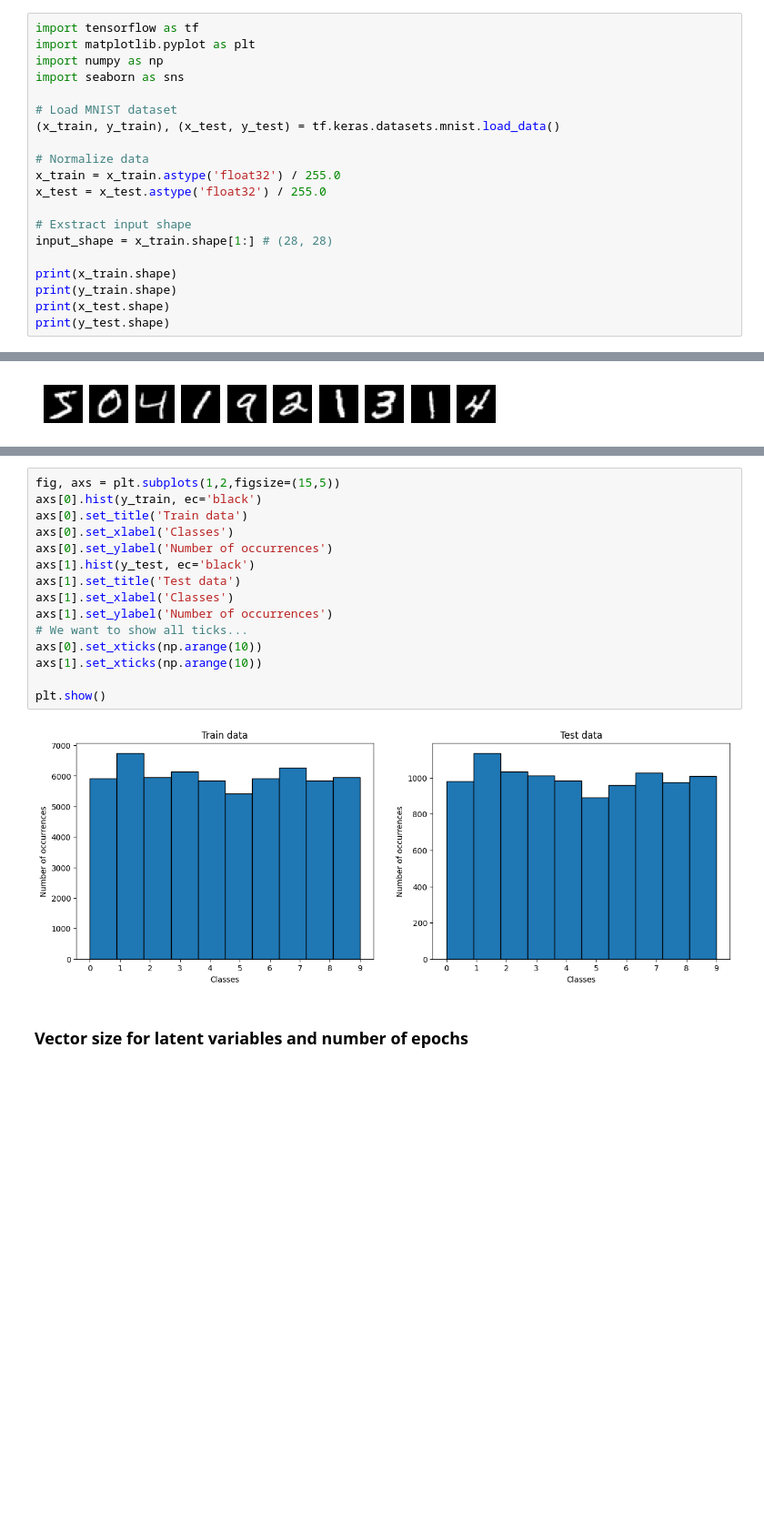
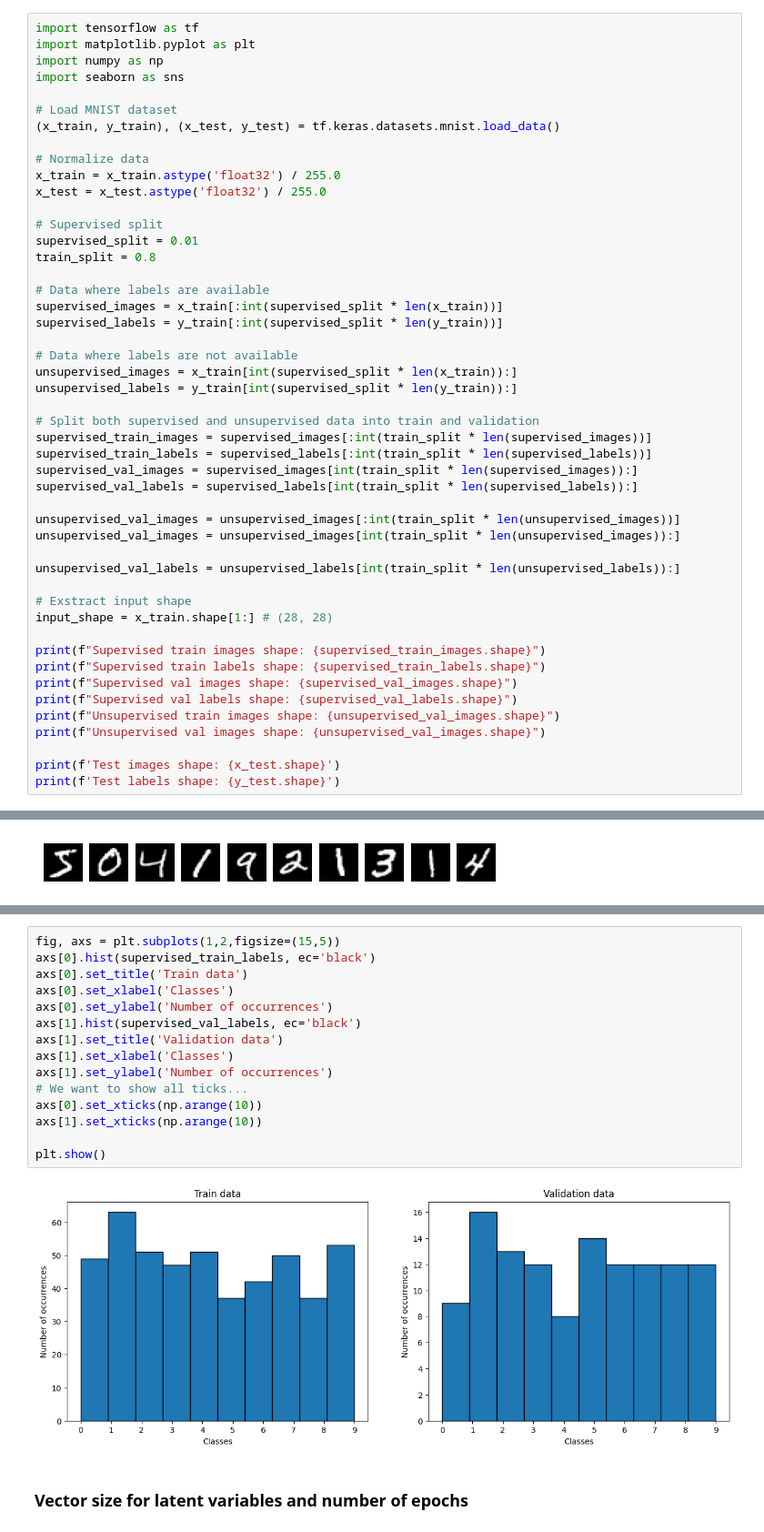
Before and after one commit to erikssommer/ssl-autoencoder-mnist, a Jupyter notebook: notebooks/autoencoder.ipynb, the cells around one changed output, grey strips where cells are left out. Shown at 91% size. Drawn from its saved outputs; the diff is of its cells as text; blank space fills up the shorter version.

Commit message:
Added validation set and early stopping. Unsupervised now beats supervised classifier

```diff
--- a/notebooks/autoencoder.ipynb
+++ b/notebooks/autoencoder.ipynb
@@ -15,11 +15,39 @@ import seaborn as sns
 x_train = x_train.astype('float32') / 255.0
 x_test = x_test.astype('float32') / 255.0
 
+# Supervised split
+supervised_split = 0.01
+train_split = 0.8
+
+# Data where labels are available
+supervised_images = x_train[:int(supervised_split * len(x_train))]
+supervised_labels = y_train[:int(supervised_split * len(y_train))]
+
+# Data where labels are not available
+unsupervised_images = x_train[int(supervised_split * len(x_train)):]
+unsupervised_labels = y_train[int(supervised_split * len(y_train)):]
+
+# Split both supervised and unsupervised data into train and validation
+supervised_train_images = supervised_images[:int(train_split * len(supervised_images))]
+supervised_train_labels = supervised_labels[:int(train_split * len(supervised_labels))]
+supervised_val_images = supervised_images[int(train_split * len(supervised_images)):]
+supervised_val_labels = supervised_labels[int(train_split * len(supervised_labels)):]
+
+unsupervised_val_images = unsupervised_images[:int(train_split * len(unsupervised_images))]
+unsupervised_val_images = unsupervised_images[int(train_split * len(unsupervised_images)):]
+
+unsupervised_val_labels = unsupervised_labels[int(train_split * len(unsupervised_labels)):]
+
 # Exstract input shape
 input_shape = x_train.shape[1:] # (28, 28)
 
-print(x_train.shape)
-print(y_train.shape)
-print(x_test.shape)
-print(y_test.shape)
+print(f"Supervised train images shape: {supervised_train_images.shape}")
+print(f"Supervised train labels shape: {supervised_train_labels.shape}")
+print(f"Supervised val images shape: {supervised_val_images.shape}")
+print(f"Supervised val labels shape: {supervised_val_labels.shape}")
+print(f"Unsupervised train images shape: {unsupervised_val_images.shape}")
+print(f"Unsupervised val images shape: {unsupervised_val_images.shape}")
+
+print(f'Test images shape: {x_test.shape}')
+print(f'Test labels shape: {y_test.shape}')
 # %% [output]
@@ -51,20 +83,20 @@ for i in range(10):
 # %%
 fig, axs = plt.subplots(1,2,figsize=(15,5))
-axs[0].hist(y_train, ec='black')
+axs[0].hist(supervised_train_labels, ec='black')
 axs[0].set_title('Train data')
 axs[0].set_xlabel('Classes')
 axs[0].set_ylabel('Number of occurrences')
-axs[1].hist(y_test, ec='black')
-axs[1].set_title('Test data')
+axs[1].hist(supervised_val_labels, ec='black')
+axs[1].set_title('Validation data')
 axs[1].set_xlabel('Classes')
 axs[1].set_ylabel('Number of occurrences')
 # We want to show all ticks...
 axs[0].set_xticks(np.arange(10))
 axs[1].set_xticks(np.arange(10))
 
 plt.show()
 # %% [output]
-[figure, old version]
+[figure, new version]
 # %% [markdown]
 ### Vector size for latent variables and number of epochs
 # %%
```
Also changed, not shown: parts of 19 cells of this notebook, 4 other files.
